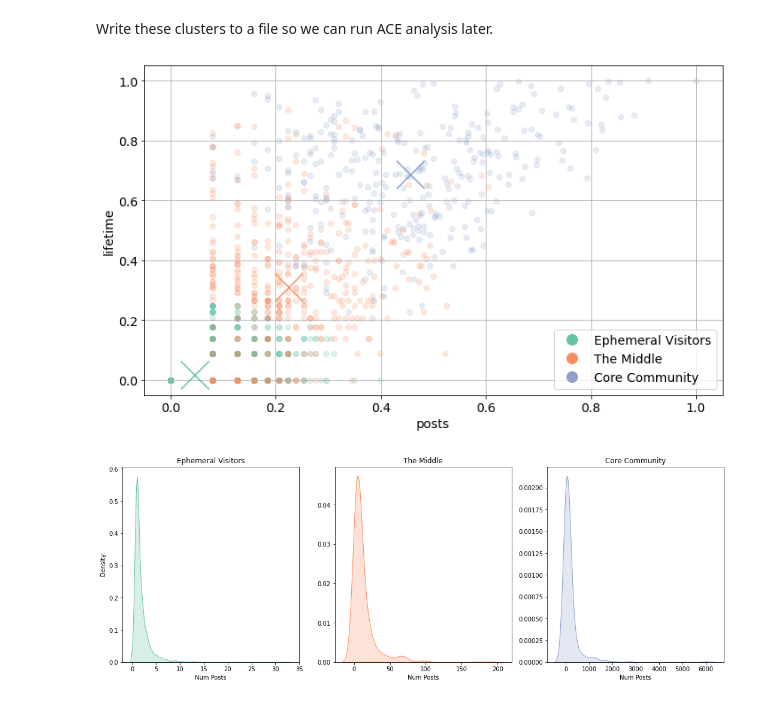
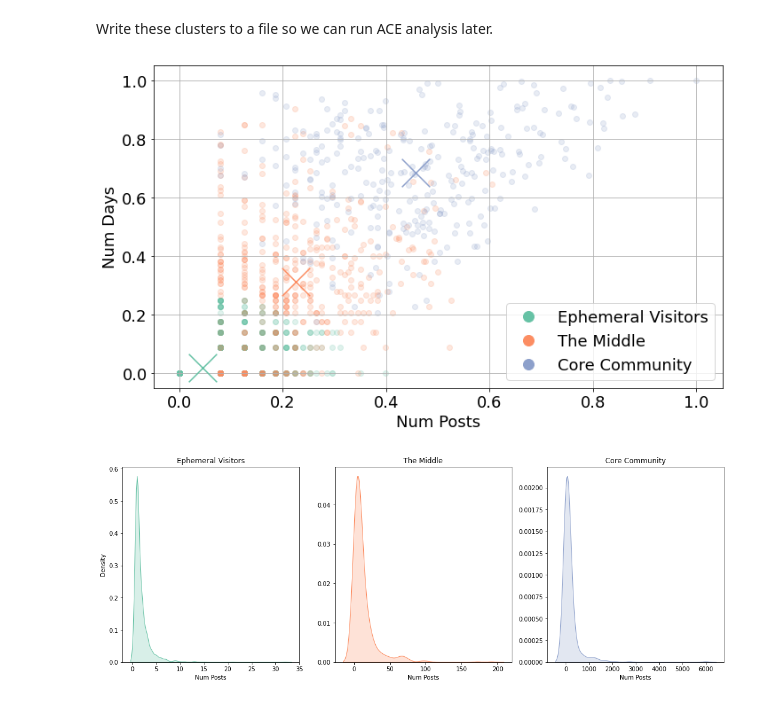
Before and after one commit to dearden/thesis_flat_earth, a Jupyter notebook: 7.3 - Metagroups/Metagroups.ipynb, the cells around one changed output. Drawn from its saved outputs; the diff is of its cells as text; code cells hidden in the pictures.

```diff
--- a/7.3 - Metagroups/Metagroups.ipynb
+++ b/7.3 - Metagroups/Metagroups.ipynb
@@ -80,6 +80,7 @@ named_metaclusts = np.array([clust_names[c] for c in meta_clusts])
 named_centres = {clust_names[i]: meta_clust_centres[i] for i in range(len(meta_clust_centres))}
 clust_colours = {clust: colour_list[i] for i, clust in enumerate(set(named_metaclusts))}
 clust_linestyles = {clust: linestyle_list[i] for i, clust in enumerate(set(named_metaclusts))}
+nice_name_column_dict = {"posts": "Num Posts", "boards": "Num Boards", "lifetime": "Num Days"}
 # %%
 import json
 # Writing the indexes of posts in each group
@@ -92,23 +93,23 @@ with open("../data/user_metagroup.json", "w") as group_file:
 # %%
 import matplotlib.lines as mlines
 log_scaled = log_and_scale(feats.values, True, True)
 fig, ax = plot_clusters(log_scaled[:, [0,2]], named_metaclusts, {c: v[[0, 2]] for c, v in named_centres.items()})
-ax.set_xlabel(feats.columns[0], fontsize=14)
-ax.set_ylabel(feats.columns[2], fontsize=14)
-plt.setp(ax.get_xticklabels(), fontsize=14)
-plt.setp(ax.get_yticklabels(), fontsize=14)
+ax.set_xlabel(nice_name_column_dict[feats.columns[0]], fontsize=18)
+ax.set_ylabel(nice_name_column_dict[feats.columns[2]], fontsize=18)
+plt.setp(ax.get_xticklabels(), fontsize=18)
+plt.setp(ax.get_yticklabels(), fontsize=18)
 ax.grid()
 
 curr_colours = {clust: colour_list[i] for i, clust in enumerate(set(named_metaclusts))}
 plt.legend(handles=[mlines.Line2D([], [], color=curr_colours[curr_clust], marker='o', linestyle='None',
                                   markersize=12, label=curr_clust)
-                    for curr_clust in clust_names], fontsize=14)
+                    for curr_clust in clust_names], fontsize=18)
 
 plt.tight_layout()
 fig.savefig(os.path.join(OUT_DIR, "Clust_Scatter.pdf"))
 plt.show()
 # %% [output]
-[figure, old version]
+[figure, new version]
 # %%
 fig, axes = plt.subplots(1, 3, figsize=(18, 6))
 for i, clust in enumerate(clust_names):
```
Also changed, not shown: parts of 15 cells of this notebook, 8 other files.
